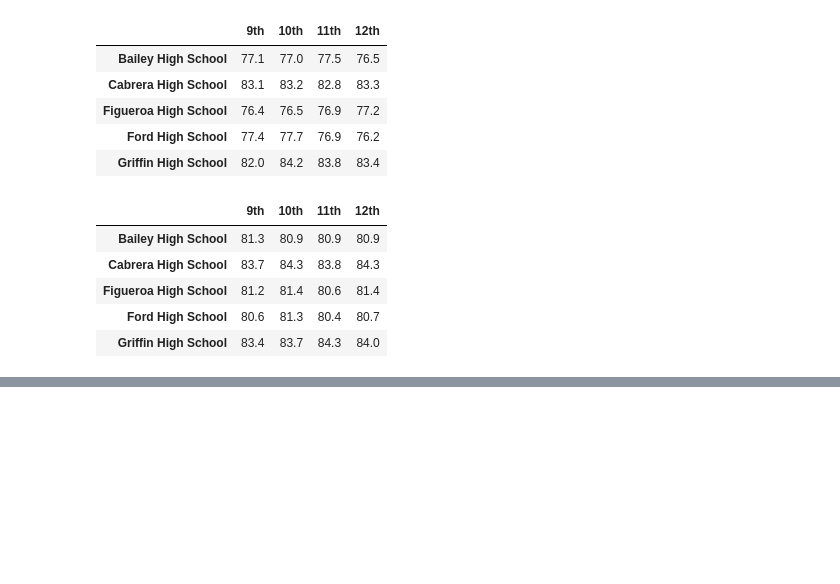
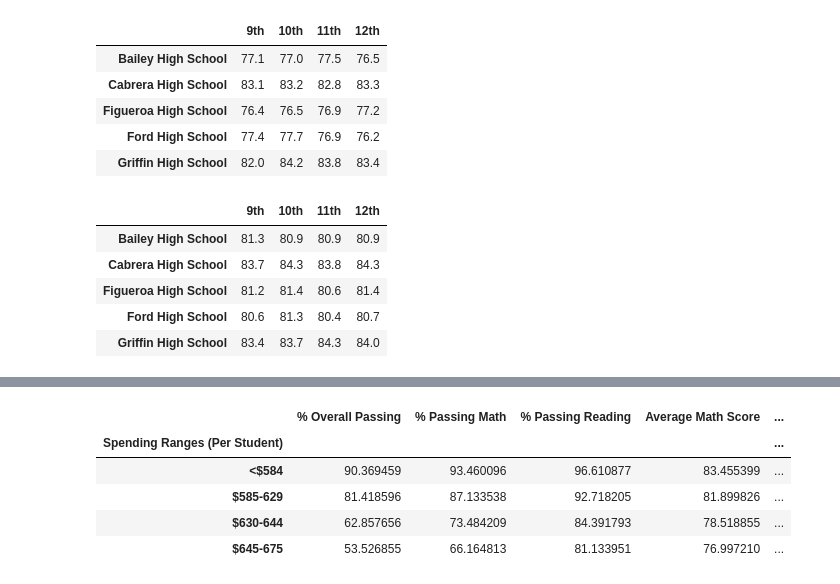
Before and after one commit to TheJPFDude/School_District_Analysis, a Jupyter notebook: PyCitySchools.ipynb, the cells around one changed output, grey strips where cells are left out. Drawn from its saved outputs; the diff is of its cells as text; code cells hidden in the pictures; blank space fills up the shorter version.

```diff
--- a/PyCitySchools.ipynb
+++ b/PyCitySchools.ipynb
@@ -767,0 +817,28 @@ reading_scores_by_grade.head()
+# %%
+# Calculate averages for the desired columns.
+spending_math_scores = per_school_summary_df.groupby(["Spending Ranges (Per Student)"]).mean()["Average Math Score"]
+
+spending_reading_scores = per_school_summary_df.groupby(["Spending Ranges (Per Student)"]).mean()["Average Reading Score"]
+
+spending_passing_math = per_school_summary_df.groupby(["Spending Ranges (Per Student)"]).mean()["% Passing Math"]
+
+spending_passing_reading = per_school_summary_df.groupby(["Spending Ranges (Per Student)"]).mean()["% Passing Reading"]
+
+overall_passing_spending = per_school_summary_df.groupby(["Spending Ranges (Per Student)"]).mean()["% Overall Passing"]
+# %%
+# Assemble into DataFrame.
+spending_summary_df = pd.DataFrame({
+          "Average Math Score" : spending_math_scores,
+          "Average Reading Score": spending_reading_scores,
+          "% Passing Math": spending_passing_math,
+          "% Passing Reading": spending_passing_reading,
+          "% Overall Passing": overall_passing_spending})
+
+spending_summary_df
+# %% [output]
+|  | % Overall Passing | % Passing Math | % Passing Reading | Average Math Score | ... |
+| Spending Ranges (Per Student) |  |  |  |  | ... |
+| <$584 | 90.369459 | 93.460096 | 96.610877 | 83.455399 | ... |
+| $585-629 | 81.418596 | 87.133538 | 92.718205 | 81.899826 | ... |
+| $630-644 | 62.857656 | 73.484209 | 84.391793 | 78.518855 | ... |
+| $645-675 | 53.526855 | 66.164813 | 81.133951 | 76.997210 | ... |
```
Also changed, not shown: parts of 5 cells of this notebook.
